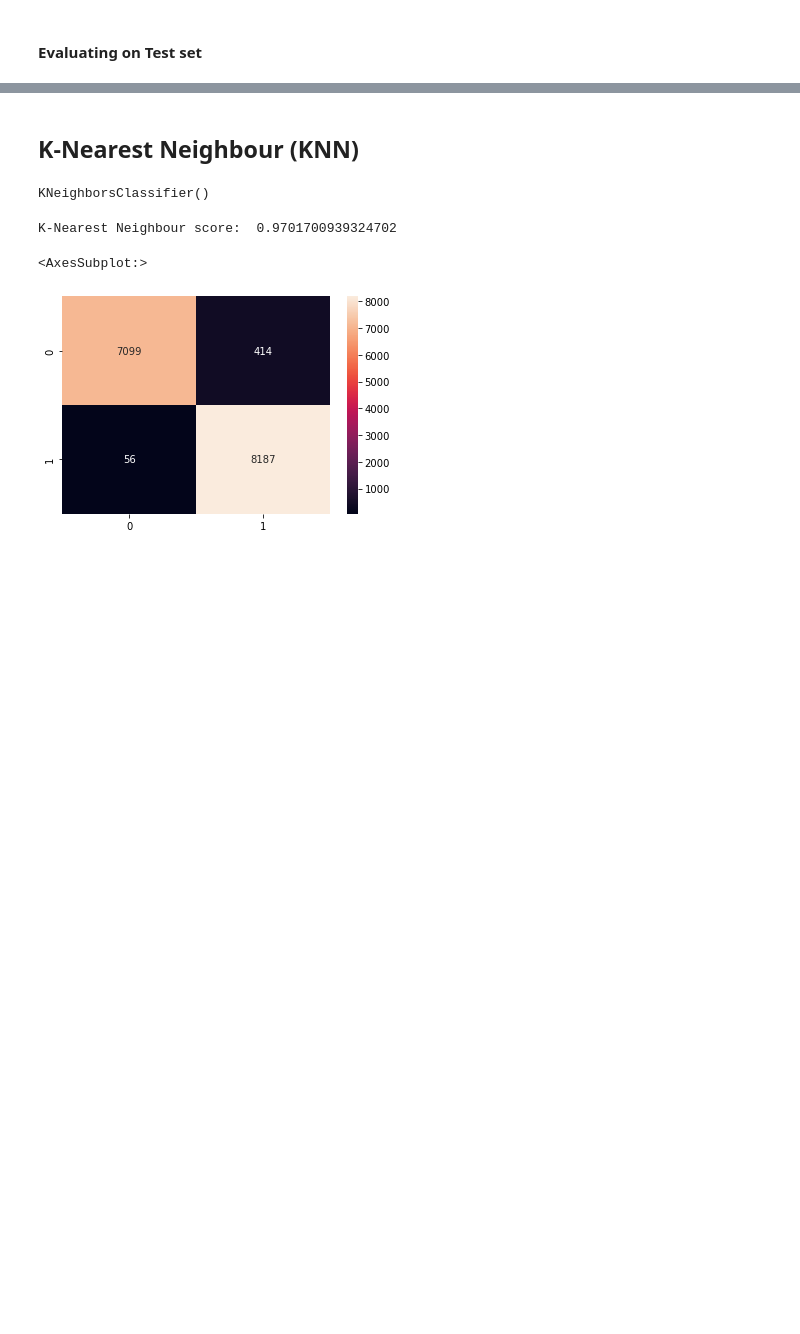
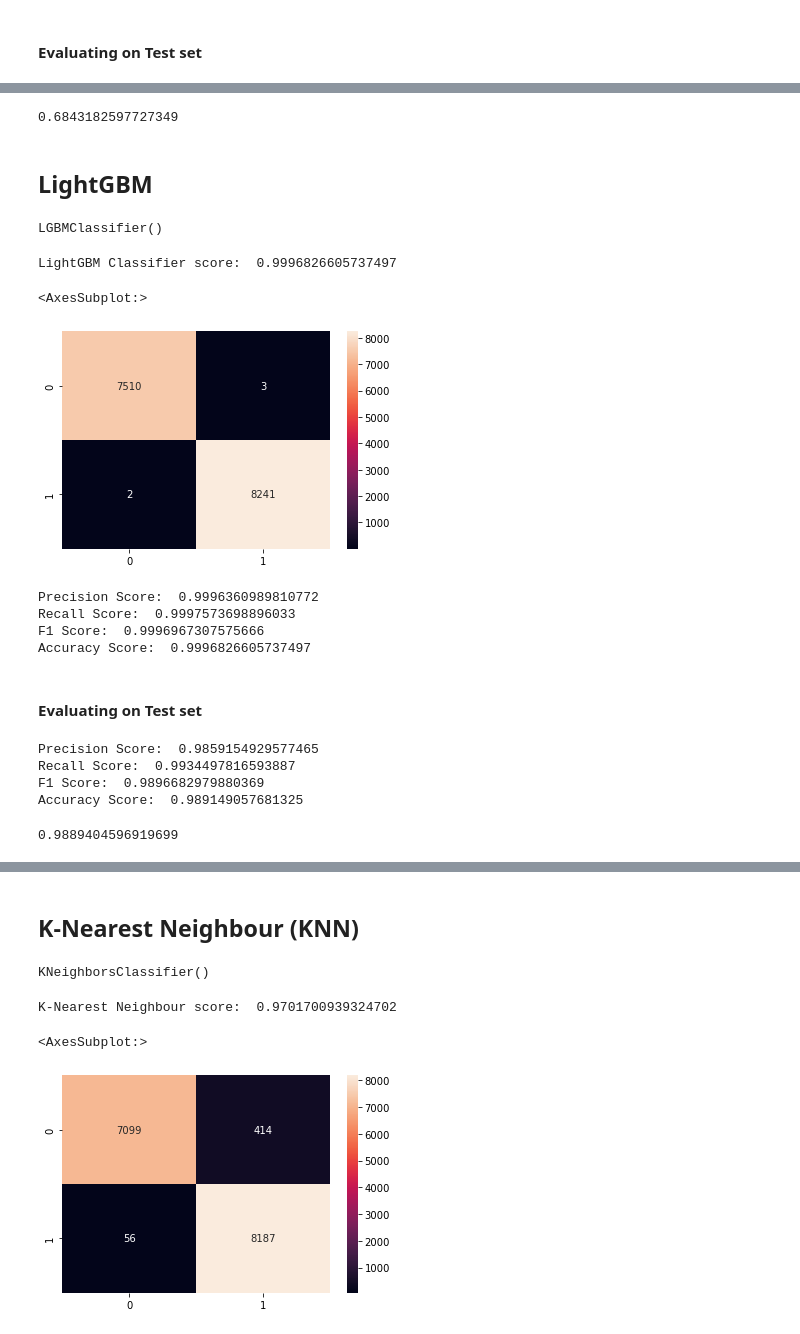
Before and after one commit to marios-tyrovolas/Information-Flow-Based-Fuzzy-Cognitive-Maps-with-Enhanced-Interpretability, a Jupyter notebook: Training and Evaluating other ML models_AI4I_2020.ipynb, the cells around one changed output, grey strips where cells are left out. Drawn from its saved outputs; the diff is of its cells as text; code cells hidden in the pictures; blank space fills up the shorter version.

```diff
--- a/Training and Evaluating other ML models_AI4I_2020.ipynb
+++ b/Training and Evaluating other ML models_AI4I_2020.ipynb
@@ -72,6 +91,9 @@ X_train = pd.read_csv('G:\\.shortcut-targets-by-id\\1-wapAl6N5YrCs68c4NiFKyvybXT
 y_train = pd.read_csv('G:\\.shortcut-targets-by-id\\1-wapAl6N5YrCs68c4NiFKyvybXTXmdgZ\\Ph_D_Tyrovolas\\Our Papers\\3rd_Paper-Proposal\\Testbed Codes\\AI4I_Case_Study\\k-fold cross validation datasets\\' + str(fold) + "\\Training Dataset" + "\\y_train_iter_" + str(fold) + ".csv")
 X_test = pd.read_csv('G:\\.shortcut-targets-by-id\\1-wapAl6N5YrCs68c4NiFKyvybXTXmdgZ\\Ph_D_Tyrovolas\\Our Papers\\3rd_Paper-Proposal\\Testbed Codes\\AI4I_Case_Study\\k-fold cross validation datasets\\' + str(fold) + "\\Test Dataset" + "\\Scaled_X_test_iter_" + str(fold) + ".csv", names=['Type', 'Air temperature [K]', 'Process temperature [K]', 'Rotational speed [rpm]', 'Torque [Nm]', 'Tool wear [min]'])
 y_test = pd.read_csv('G:\\.shortcut-targets-by-id\\1-wapAl6N5YrCs68c4NiFKyvybXTXmdgZ\\Ph_D_Tyrovolas\\Our Papers\\3rd_Paper-Proposal\\Testbed Codes\\AI4I_Case_Study\\k-fold cross validation datasets\\' + str(fold) + "\\Test Dataset" + "\\y_test_iter_" + str(fold) + ".csv")
+# %%
+X_train = X_train.rename(columns = lambda x:re.sub('[^A-Za-z0-9_]+', '', x))
+X_test = X_test.rename(columns = lambda x:re.sub('[^A-Za-z0-9_]+', '', x))
 # %%
 acc_list = []
 auc_list = []
@@ -128,3 +151,8 @@ print(auc_fcm)
+# %%
+cohen_score_fcm = cohen_kappa_score(y_test, fcm_pred_class_test)
+cohen_score_fcm
+# %% [output]
+0.6843182597727349
 # %%
 acc_list.append(metrics.accuracy_score(y_test, fcm_pred_class_test))
 auc_list.append(auc_fcm)
@@ -130,0 +160,62 @@ auc_list.append(auc_fcm)
+# %% [markdown]
+## LightGBM
+# %%
+# build the lightgbm model
+import lightgbm as lgb
+lgbmc_clf = lgb.LGBMClassifier()
+lgbmc_clf.fit(X_train, y_train.values.ravel())
+# %% [output]
+LGBMClassifier()
+# %%
+#Predict the response for train dataset
+y_train_pred_lgbmc = lgbmc_clf.predict(X_train)
+
+print("LightGBM Classifier score: ",lgbmc_clf.score(X_train, y_train))
+# %% [output]
+LightGBM Classifier score:  0.9996826605737497
+# %%
+from sklearn.metrics import confusion_matrix
+
+confusion_matrix(y_train, y_train_pred_lgbmc)
+sns.heatmap(confusion_matrix(y_train, y_train_pred_lgbmc), annot=True,fmt='d')
+# %% [output]
+<AxesSubplot:>
+[figure, added]
+# %%
+#Performance measures for training dataset
+
+from sklearn.metrics import precision_score, recall_score,f1_score,accuracy_score
+print("Precision Score: ",precision_score(y_train,y_train_pred_lgbmc))
+print("Recall Score: ",recall_score(y_train, y_train_pred_lgbmc))
+print("F1 Score: ",f1_score(y_train, y_train_pred_lgbmc))
+print("Accuracy Score: ",accuracy_score(y_train, y_train_pred_lgbmc))
+# %% [output]
+Precision Score:  0.9996360989810772
+Recall Score:  0.9997573698896033
+F1 Score:  0.9996967307575666
+Accuracy Score:  0.9996826605737497
+# %% [markdown]
+#### Evaluating on Test set
+# %%
+from sklearn.metrics import precision_score, recall_score,f1_score,accuracy_score
+
+#Predict the response for test dataset
+y_test_pred_lgbmc = lgbmc_clf.predict(X_test)
+
+
+print("Precision Score: ",precision_score(y_test, y_test_pred_lgbmc))
+print("Recall Score: ",recall_score(y_test, y_test_pred_lgbmc))
+print("F1 Score: ",f1_score(y_test, y_test_pred_lgbmc))
+print("Accuracy Score: ",accuracy_score(y_test, y_test_pred_lgbmc))
+# %% [output]
+Precision Score:  0.9859154929577465
+Recall Score:  0.9934497816593887
+F1 Score:  0.9896682979880369
+Accuracy Score:  0.989149057681325
+# %%
+from sklearn import metrics
+#calculate AUC of model
+auc_lgbmc = metrics.roc_auc_score(y_test, y_test_pred_lgbmc)
+print(auc_lgbmc)
+# %% [output]
+0.9889404596919699
```
Also changed, not shown: parts of 74 cells of this notebook.
